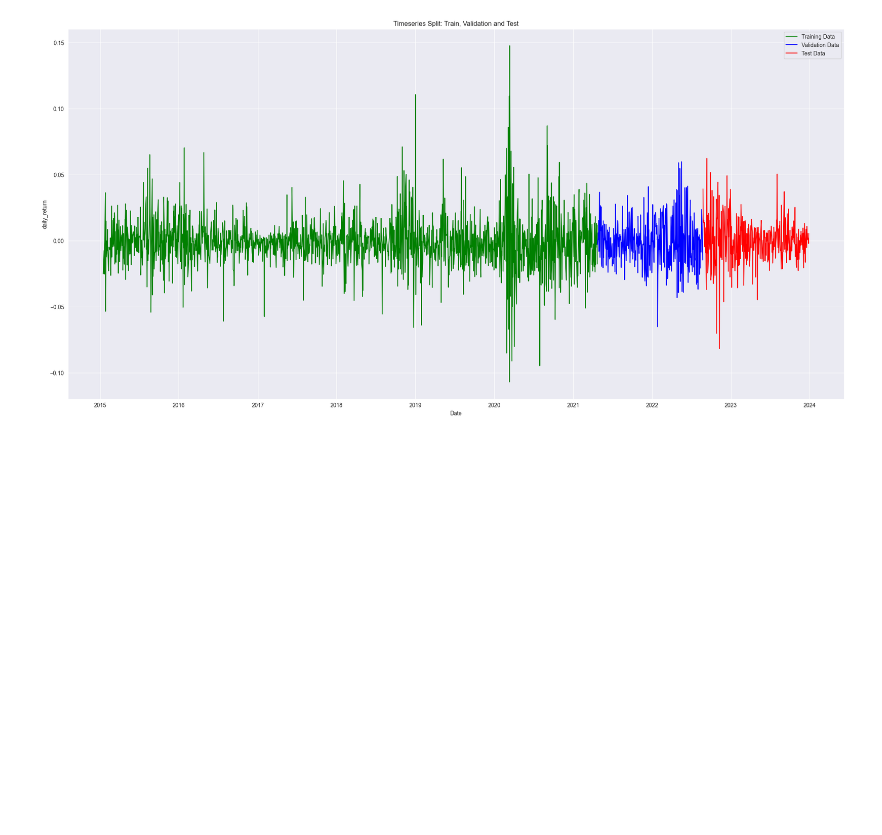
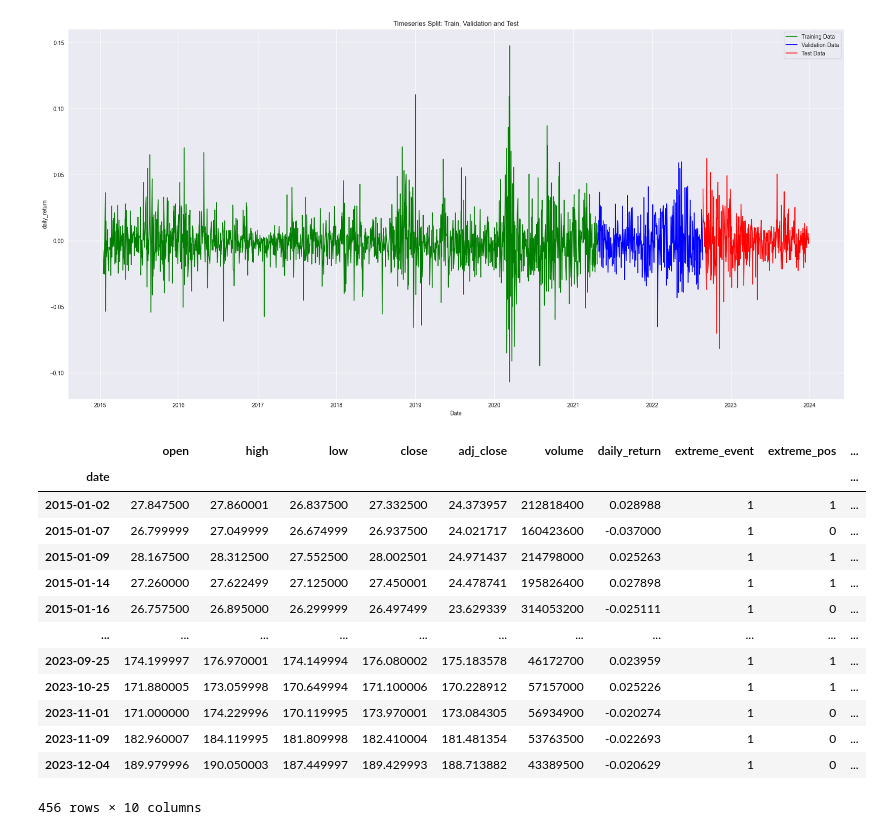
Before and after one commit to agerom/aic2_assignment, a Jupyter notebook: eda.ipynb, the cells around one changed output. Saved outputs shown, nothing was run; the diff lists cells and outputs as text; code cells hidden in the pictures; blank space fills up the shorter version.

```diff
--- a/eda.ipynb
+++ b/eda.ipynb
@@ -423,3 +423,26 @@ plt.show()#SEEMS OK
 #neg2neg
 #pos2neg
 #neg2pos
+# %%
+#create extreme_pos and extreme_neg
+final_input_data['extreme_pos'] = np.where(np.sign(final_input_data['daily_return'])==+1,1,0)
+final_input_data['extreme_neg'] = np.where(np.sign(final_input_data['daily_return'])==-1,1,0)
+
+##final_input_data[final_input_data.extreme_event==1]
+# %%
+final_input_data[final_input_data.extreme_event==1]
+# %% [output]
+|  | open | high | low | close | adj_close | volume | daily_return | extreme_event | extreme_pos | ... |
+| date |  |  |  |  |  |  |  |  |  | ... |
+| 2015-01-02 | 27.847500 | 27.860001 | 26.837500 | 27.332500 | 24.373957 | 212818400 | 0.028988 | 1 | 1 | ... |
+| 2015-01-07 | 26.799999 | 27.049999 | 26.674999 | 26.937500 | 24.021717 | 160423600 | -0.037000 | 1 | 0 | ... |
+| 2015-01-09 | 28.167500 | 28.312500 | 27.552500 | 28.002501 | 24.971437 | 214798000 | 0.025263 | 1 | 1 | ... |
+| 2015-01-14 | 27.260000 | 27.622499 | 27.125000 | 27.450001 | 24.478741 | 195826400 | 0.027898 | 1 | 1 | ... |
+| 2015-01-16 | 26.757500 | 26.895000 | 26.299999 | 26.497499 | 23.629339 | 314053200 | -0.025111 | 1 | 0 | ... |
+| ... | ... | ... | ... | ... | ... | ... | ... | ... | ... | ... |
+| 2023-09-25 | 174.199997 | 176.970001 | 174.149994 | 176.080002 | 175.183578 | 46172700 | 0.023959 | 1 | 1 | ... |
+| 2023-10-25 | 171.880005 | 173.059998 | 170.649994 | 171.100006 | 170.228912 | 57157000 | 0.025226 | 1 | 1 | ... |
+| 2023-11-01 | 171.000000 | 174.229996 | 170.119995 | 173.970001 | 173.084305 | 56934900 | -0.020274 | 1 | 0 | ... |
+| 2023-11-09 | 182.960007 | 184.119995 | 181.809998 | 182.410004 | 181.481354 | 53763500 | -0.022693 | 1 | 0 | ... |
+| 2023-12-04 | 189.979996 | 190.050003 | 187.449997 | 189.429993 | 188.713882 | 43389500 | -0.020629 | 1 | 0 | ... |
+456 rows × 10 columns
```
